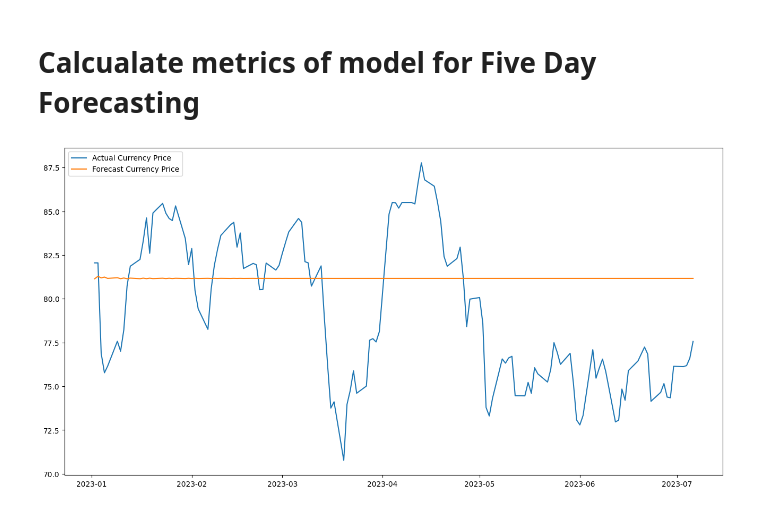
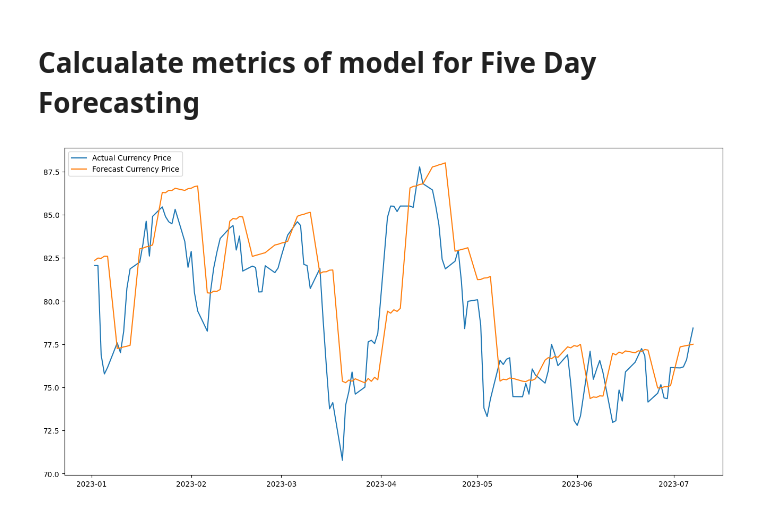
Before and after one commit to pravin-raut/MachineLearning, a Jupyter notebook: dissertation/Oil_Forecast_v2.ipynb, the cells around one changed output. Cells and saved outputs as stored; diff of their text form; code cells hidden in the pictures.

```diff
--- a/dissertation/Oil_Forecast_v2.ipynb
+++ b/dissertation/Oil_Forecast_v2.ipynb
@@ -246,7 +281,7 @@ warnings.filterwarnings("ignore")
 # %%
 from statsmodels.tsa.arima.model import ARIMA
 
-oil_model=ARIMA(train_data_oil['Original_Oil_Price'],order=(4,1,2))
+oil_model=ARIMA(train_data_oil['Original_Oil_Price'],order=(1,2,3))
 oil_model_fit=oil_model.fit()
 oil_model_fit.summary()
 # %% [output]
@@ -345,4 +364,4 @@ train_data_oil
 # %%
-forecast = oil_model_fit.get_forecast(steps=5, alpha=0.05)
+forecast = oil_model_fit.get_forecast(steps=25, alpha=0.05)
 forecast.predicted_mean
 # %% [output]
@@ -363,22 +393,18 @@ plt.legend(loc="upper left")
 # %% [markdown]
 # One Day Steap Ahead -Walk-Forward Validation
 # %%
-import pandas as pd
 
-# define train test data
-train = train_data_oil['Original_Oil_Price'].dropna()
-test = test_data_oil['Original_Oil_Price'].dropna()
+
 
 # define model configuration
-my_order = (4,1,2)
+my_order = (1,2,3)
 
 # lists to collect forecasts
 forecasts = []
-forecast_dates = []
 
 # walk-forward validation
-history = [x for x in train]
-for i in range(len(test)):
+history = [x for x in train_data_oil['Original_Oil_Price']]
+for i in range(len(test_data_oil['Original_Oil_Price'])):
 
     #auto = auto_arima(history, error_action='ignore', suppress_warnings=True)
     #my_order = auto.order
@@ -386,10 +412,9 @@ for i in range(len(test)):
     model_fit = model.fit()
     forecast = model_fit.get_forecast(steps=1, alpha=0.05)
     forecasts.append(forecast.predicted_mean[0])
-    forecast_dates.append(test.index[i])
-    history.append(forecast.predicted_mean[0])
+    history.append(test_data_oil['Original_Oil_Price'][i])
 
-    print("my_order is {} for date {} and predicted value is {} and actual value is {} ".format(my_order,test.index[i],forecast.predicted_mean[0],test[test.index[i]]))
+    print("my_order is {} for date {} and predicted value is {} and actual value is {} ".format(my_order,test_data_oil['Original_Oil_Price'].index[i],forecast.predicted_mean[0],test_data_oil['Original_Oil_Price'][test_data_oil['Original_Oil_Price'].index[i]]))
 # Create a dataframe to hold the forecasts with corresponding dates
-forecast_df = pd.DataFrame(data={'Forecast': forecasts}, index=forecast_dates)
+forecast_df = pd.DataFrame(data={'Forecast': forecasts}, index=test_data_oil['Original_Oil_Price'].index)
 # %% [output]
@@ -446,20 +471,16 @@ metrics
 # %%
 import pandas as pd
 
-# define train test data
-train = train_data_oil['Original_Oil_Price'].dropna()
-test = test_data_oil['Original_Oil_Price'].dropna()
 
 # define model configuration
-my_order = (4,1,2)
+my_order = (1,2,3)
 
 # lists to collect forecasts
 forecasts = []
-forecast_dates = []
 
 # walk-forward validation
-history = [x for x in train]
-for i in range(0, len(test), 5):  # now stepping by 5
+history = [x for x in train_data_oil['Original_Oil_Price']]
+for i in range(0, len(test_data_oil['Original_Oil_Price']), 5):  # now stepping by 5
     # Commenting below lines a model not predicting any new model , so used the value found earlier
     #auto = auto_arima(history, error_action='ignore', suppress_warnings=True)
     #my_order = auto.order
@@ -468,16 +489,15 @@ for i in range(0, len(test), 5):  # now stepping by 5
     model_fit = model.fit()
 
     # if less than 5 steps remaining, adjust steps to fit
-    steps = min(5, len(test) - i)
+    steps = min(5, len(test_data_oil['Original_Oil_Price']) - i)
 
     forecast = model_fit.get_forecast(steps=steps, alpha=0.05)
 
     forecasts.extend(forecast.predicted_mean)  # using extend instead of append
-    forecast_dates.extend(test.index[i:i+steps])  # storing dates for all 5 days
 
     # Append all forecasted values to the history
-    history.extend(forecast.predicted_mean)
-    print("my_order is {} for Week Starting {} and predicted value is {} and actual value is {}".format(my_order,test.index[i],forecast.predicted_mean,test[test.index[i:i+steps]].values.tolist()))
+    history.extend(test_data_oil['Original_Oil_Price'][i:i+steps])
+    print("my_order is {} for Week Starting {} and predicted value is {} and actual value is {}".format(my_order,test_data_oil['Original_Oil_Price'].index[i],forecast.predicted_mean,test_data_oil['Original_Oil_Price'][test_data_oil['Original_Oil_Price'].index[i:i+steps]].values.tolist()))
 # Create a dataframe to hold the forecasts with corresponding dates
-forecast_df = pd.DataFrame(data={'Forecast': forecasts}, index=forecast_dates)
+forecast_df = pd.DataFrame(data={'Forecast': forecasts}, index=test_data_oil['Original_Oil_Price'].index)
 # %% [output]
@@ -503,12 +523,12 @@ my_order is (4, 1, 2) for Week Starting 2023-07-03 00:00:00 and predicted value
 # %%
 plt.figure(figsize=(16,8))
 plt.plot(test_data_oil['Original_Oil_Price'],label="Actual Currency Price")
-plt.plot(forecast_df['Forecast'],label="Forecast Currency Price")
+plt.plot(forecast_df['Forecast']+1,label="Forecast Currency Price")
 
 plt.legend(loc="upper left")
 plt.show()
 # %% [output]
-[figure, old version]
+[figure, new version]
 # %%
 
 
```
Also changed, not shown: parts of 27 cells of this notebook.
